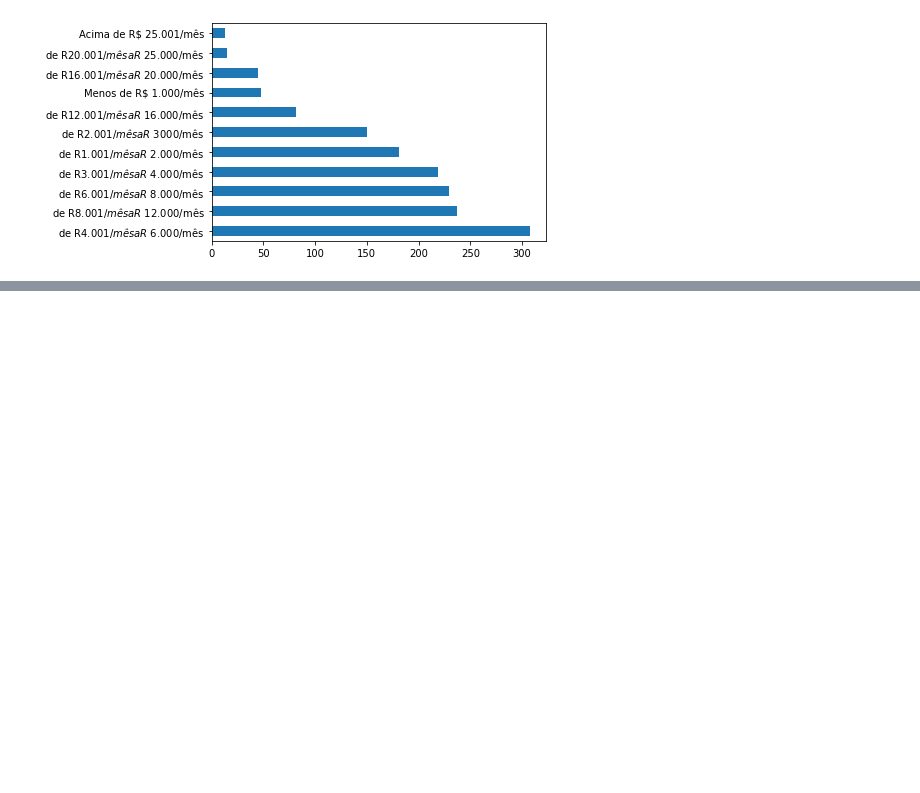
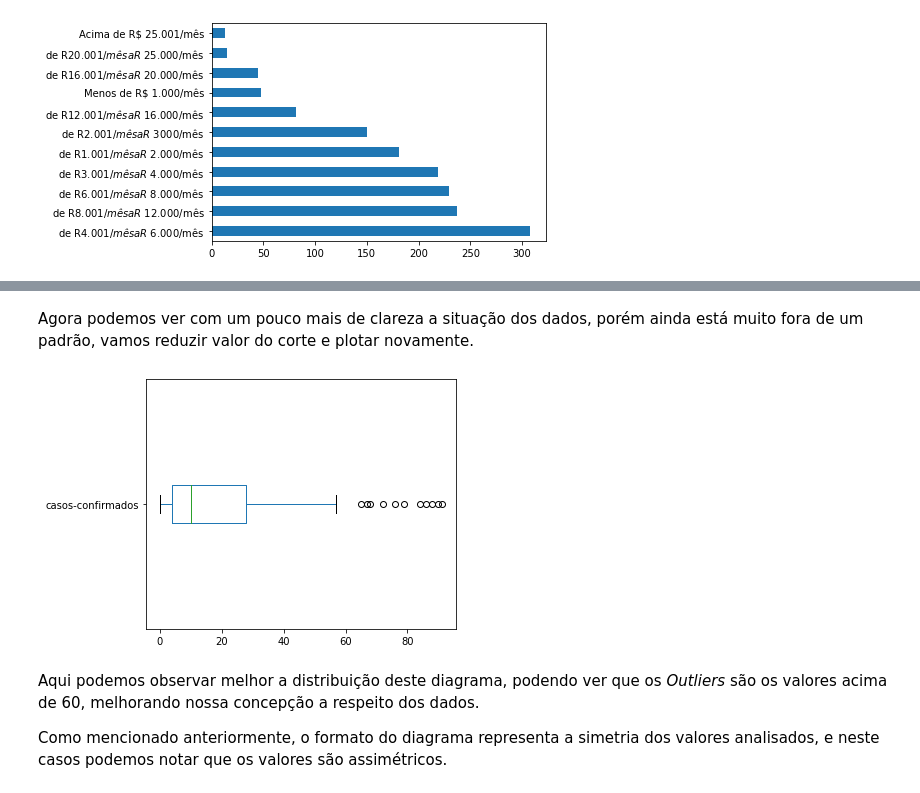
Before and after one commit to marcosilvaa/dados_estudos, a Jupyter notebook: Visualização_Gráfica.ipynb, the cells around one changed output, grey strips where cells are left out. Saved outputs shown, nothing was run; the diff lists cells and outputs as text; code cells hidden in the pictures; blank space fills up the shorter version.

```diff
--- a/Visualização_Gráfica.ipynb
+++ b/Visualização_Gráfica.ipynb
@@ -268,0 +334,19 @@ df_pesquisa.salary_range.value_counts().plot(kind='barh')
+# %% [markdown]
+Agora podemos ver com um pouco mais de clareza a situação dos dados, porém ainda está muito fora de um padrão, vamos reduzir valor do corte e plotar novamente.
+# %%
+# plotando boxplot para `casos-confirmados` utilizando o corte arbitrário
+fig, ax = plt.subplots()
+
+# selecionando valores menores que Cem
+df_dengue.loc[df_dengue['casos-confirmados'] < 100].boxplot(['casos-confirmados'],
+                                                             vert=False,
+                                                             grid=False,
+                                                             ax=ax)
+
+plt.tight_layout()
+# %% [output]
+[figure, added]
+# %% [markdown]
+Aqui podemos observar melhor a distribuição deste diagrama, podendo ver que os *Outliers* são os valores acima de 60, melhorando nossa concepção a respeito dos dados.
+
+Como mencionado anteriormente, o formato do diagrama representa a simetria dos valores analisados, e neste casos podemos notar que os valores são assimétricos.
```
Also changed, not shown: parts of 16 cells of this notebook.
